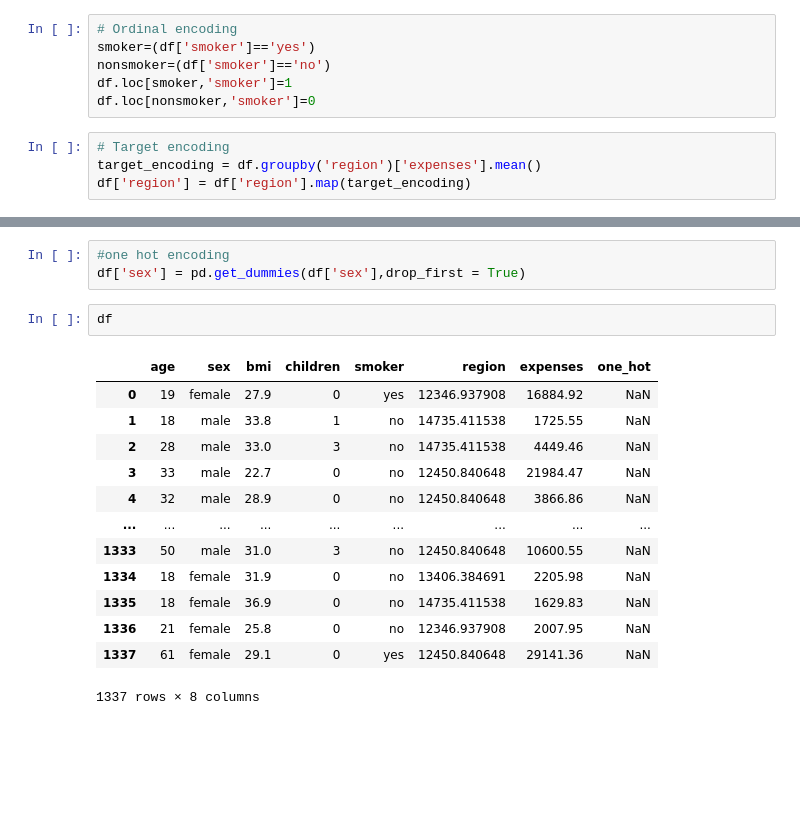
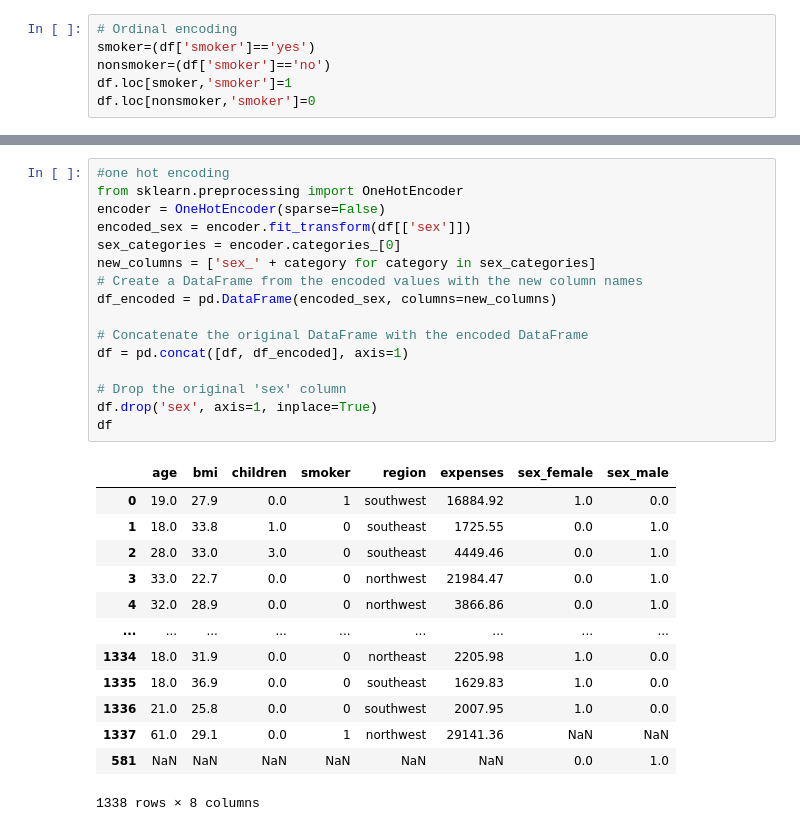
Before and after one commit to dilipp07/Insurance_Premium_Prediction, a Jupyter notebook: Notebook/EDA.ipynb, the cells around one changed output, grey strips where cells are left out. Drawn from its saved outputs; the diff is of its cells as text; blank space fills up the shorter version.

```diff
--- a/Notebook/EDA.ipynb
+++ b/Notebook/EDA.ipynb
@@ -373,7 +373,3 @@ smoker=(df['smoker']=='yes')
 nonsmoker=(df['smoker']=='no')
 df.loc[smoker,'smoker']=1
 df.loc[nonsmoker,'smoker']=0
-# %%
-# Target encoding
-target_encoding = df.groupby('region')['expenses'].mean()
-df['region'] = df['region'].map(target_encoding)
@@ -386,19 +392,30 @@ See the caveats in the documentation: https://pandas.pydata.org/pandas-docs/stab
 # %%
 #one hot encoding
-df['sex'] = pd.get_dummies(df['sex'],drop_first = True)
+from sklearn.preprocessing import OneHotEncoder
+encoder = OneHotEncoder(sparse=False)
+encoded_sex = encoder.fit_transform(df[['sex']])
+sex_categories = encoder.categories_[0]
+new_columns = ['sex_' + category for category in sex_categories]
+# Create a DataFrame from the encoded values with the new column names
+df_encoded = pd.DataFrame(encoded_sex, columns=new_columns)
+
+# Concatenate the original DataFrame with the encoded DataFrame
+df = pd.concat([df, df_encoded], axis=1)
+
+# Drop the original 'sex' column
+df.drop('sex', axis=1, inplace=True)
+df
+# %% [output]
+|  | age | bmi | children | smoker | region | expenses | sex_female | sex_male |
+| 0 | 19.0 | 27.9 | 0.0 | 1 | southwest | 16884.92 | 1.0 | 0.0 |
+| 1 | 18.0 | 33.8 | 1.0 | 0 | southeast | 1725.55 | 0.0 | 1.0 |
+| 2 | 28.0 | 33.0 | 3.0 | 0 | southeast | 4449.46 | 0.0 | 1.0 |
+| 3 | 33.0 | 22.7 | 0.0 | 0 | northwest | 21984.47 | 0.0 | 1.0 |
+| 4 | 32.0 | 28.9 | 0.0 | 0 | northwest | 3866.86 | 0.0 | 1.0 |
+| ... | ... | ... | ... | ... | ... | ... | ... | ... |
+| 1334 | 18.0 | 31.9 | 0.0 | 0 | northeast | 2205.98 | 1.0 | 0.0 |
+| 1335 | 18.0 | 36.9 | 0.0 | 0 | southeast | 1629.83 | 1.0 | 0.0 |
+| 1336 | 21.0 | 25.8 | 0.0 | 0 | southwest | 2007.95 | 1.0 | 0.0 |
+| 1337 | 61.0 | 29.1 | 0.0 | 1 | northwest | 29141.36 | NaN | NaN |
+| 581 | NaN | NaN | NaN | NaN | NaN | NaN | 0.0 | 1.0 |
+1338 rows × 8 columns
-# %%
-df
-# %% [output]
-|  | age | sex | bmi | children | smoker | region | expenses | one_hot |
-| 0 | 19 | female | 27.9 | 0 | yes | 12346.937908 | 16884.92 | NaN |
-| 1 | 18 | male | 33.8 | 1 | no | 14735.411538 | 1725.55 | NaN |
-| 2 | 28 | male | 33.0 | 3 | no | 14735.411538 | 4449.46 | NaN |
-| 3 | 33 | male | 22.7 | 0 | no | 12450.840648 | 21984.47 | NaN |
-| 4 | 32 | male | 28.9 | 0 | no | 12450.840648 | 3866.86 | NaN |
-| ... | ... | ... | ... | ... | ... | ... | ... | ... |
-| 1333 | 50 | male | 31.0 | 3 | no | 12450.840648 | 10600.55 | NaN |
-| 1334 | 18 | female | 31.9 | 0 | no | 13406.384691 | 2205.98 | NaN |
-| 1335 | 18 | female | 36.9 | 0 | no | 14735.411538 | 1629.83 | NaN |
-| 1336 | 21 | female | 25.8 | 0 | no | 12346.937908 | 2007.95 | NaN |
-| 1337 | 61 | female | 29.1 | 0 | yes | 12450.840648 | 29141.36 | NaN |
-1337 rows × 8 columns
```
Also changed, not shown: parts of 4 cells of this notebook.
